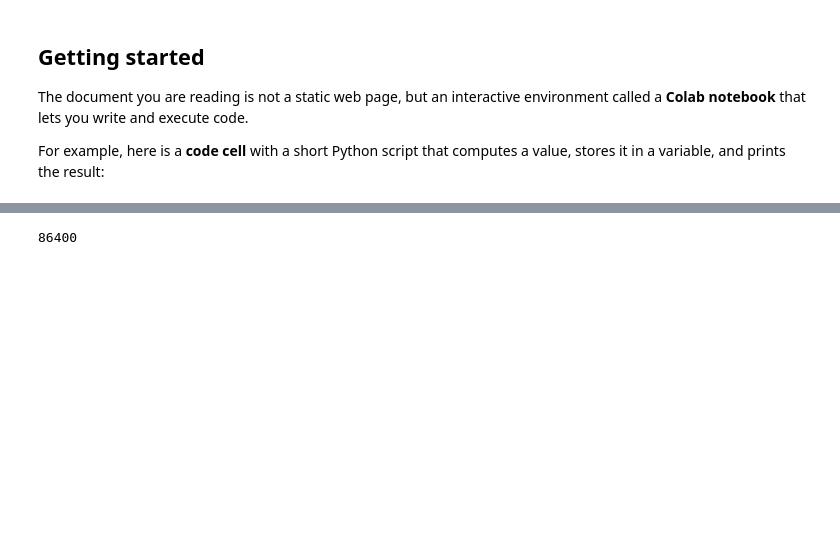
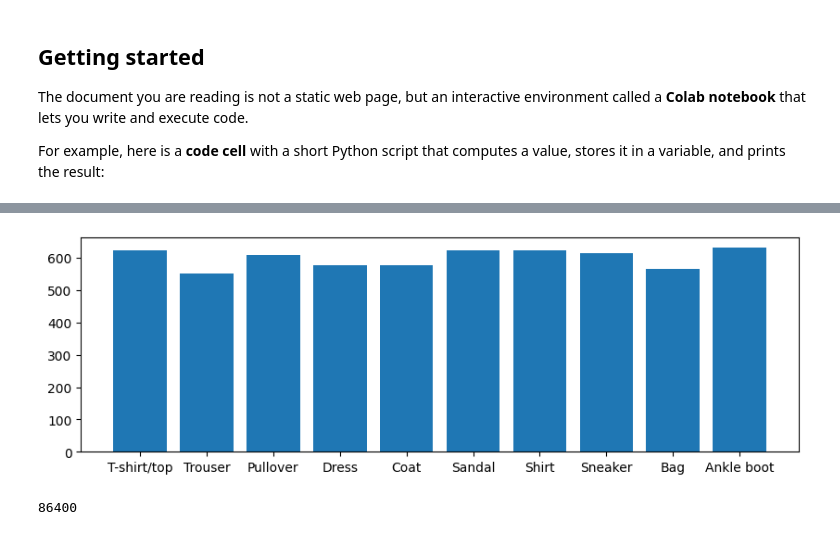
Before and after one commit to chairmandeepa/db_deepa, a Jupyter notebook: Copy_of_Welcome_To_Colab.ipynb, the cells around one changed output, grey strips where cells are left out. Saved outputs shown, nothing was run; the diff lists cells and outputs as text; code cells hidden in the pictures; blank space fills up the shorter version.

```diff
--- a/Copy_of_Welcome_To_Colab.ipynb
+++ b/Copy_of_Welcome_To_Colab.ipynb
@@ -63,0 +112,7 @@ For example, here is a **code cell** with a short Python script that computes a
+# %%
+plt.figure(figsize=(10,3))
+plt.hist(y_train, bins=np.arange(11)-0.5, rwidth=0.8)
+plt.xticks(np.arange(10), class_names)
+plt.show()
+# %% [output]
+[figure, added]
```
Also changed, not shown: parts of 19 cells of this notebook.
